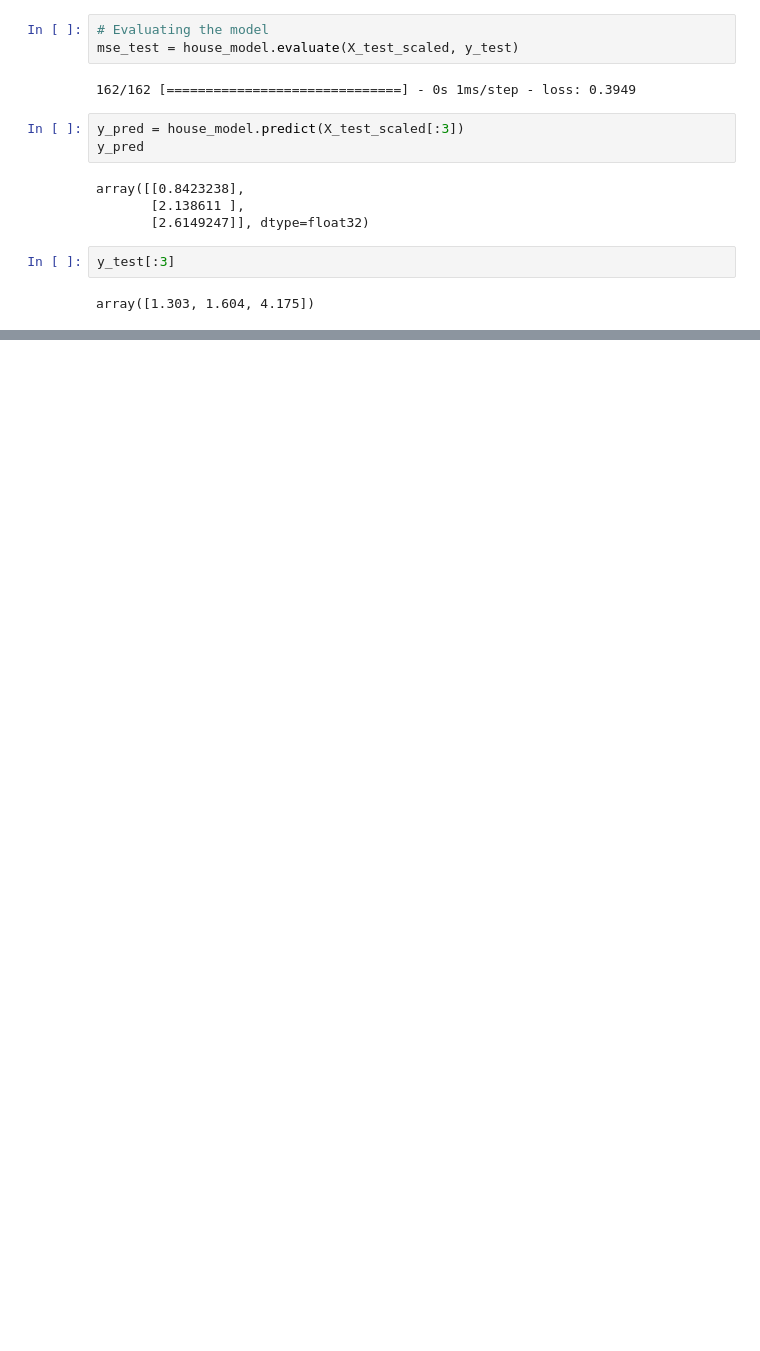
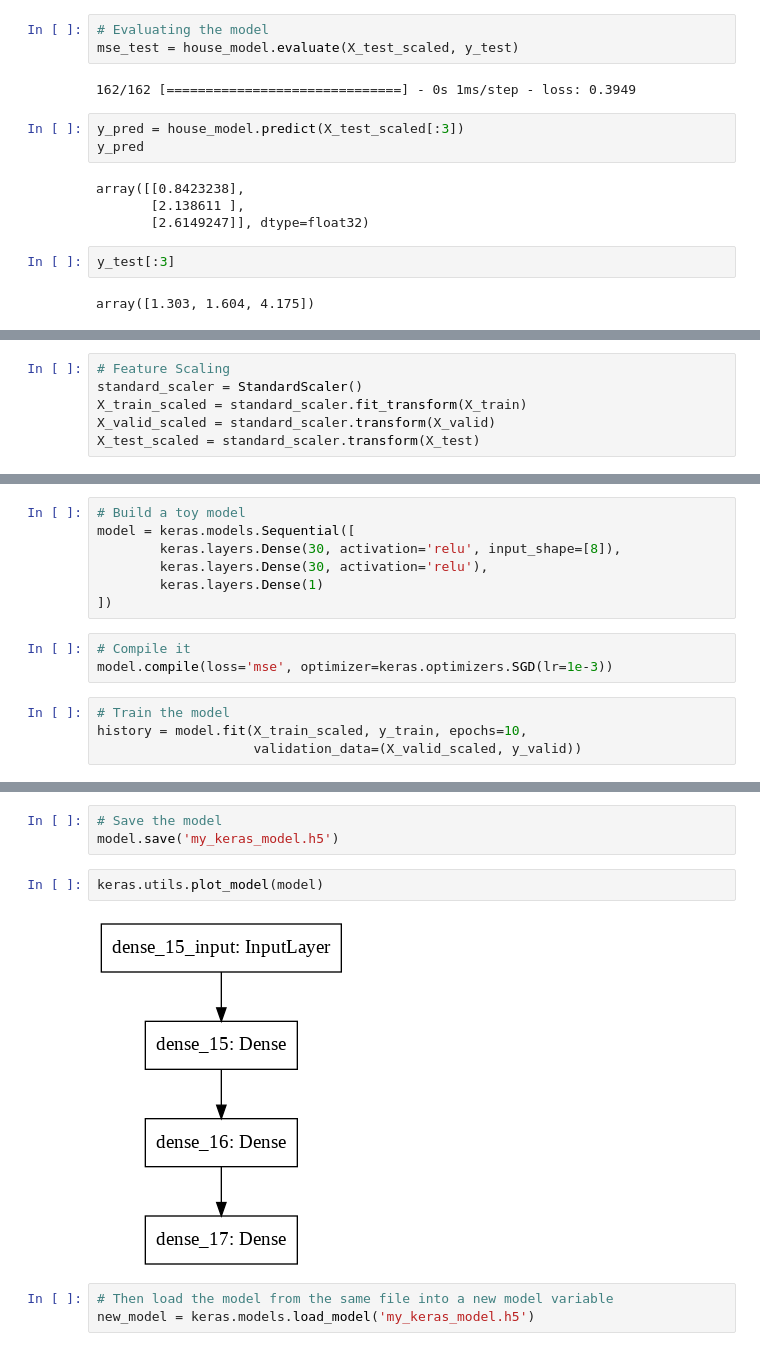
Before and after one commit to SMS-NED16/FYP-DL, a Jupyter notebook: ML-Hands-On/10_neural_nets_keras/Hands_on_ML_10_Examples.ipynb, the cells around one changed output, grey strips where cells are left out. Drawn from its saved outputs; the diff is of its cells as text; blank space fills up the shorter version.

```diff
--- a/ML-Hands-On/10_neural_nets_keras/Hands_on_ML_10_Examples.ipynb
+++ b/ML-Hands-On/10_neural_nets_keras/Hands_on_ML_10_Examples.ipynb
@@ -508,0 +531,6 @@ array([1.303, 1.604, 4.175])
+# %%
+# Feature Scaling
+standard_scaler = StandardScaler()
+X_train_scaled = standard_scaler.fit_transform(X_train)
+X_valid_scaled = standard_scaler.transform(X_valid)
+X_test_scaled = standard_scaler.transform(X_test)
@@ -508,0 +635,14 @@ array([1.303, 1.604, 4.175])
+# %%
+# Build a toy model
+model = keras.models.Sequential([
+        keras.layers.Dense(30, activation='relu', input_shape=[8]),
+        keras.layers.Dense(30, activation='relu'),
+        keras.layers.Dense(1)
+])
+# %%
+# Compile it
+model.compile(loss='mse', optimizer=keras.optimizers.SGD(lr=1e-3))
+# %%
+# Train the model
+history = model.fit(X_train_scaled, y_train, epochs=10,
+                    validation_data=(X_valid_scaled, y_valid))
@@ -508,0 +688,10 @@ array([1.303, 1.604, 4.175])
+# %%
+# Save the model
+model.save('my_keras_model.h5')
+# %%
+keras.utils.plot_model(model)
+# %% [output]
+[figure, added]
+# %%
+# Then load the model from the same file into a new model variable
+new_model = keras.models.load_model('my_keras_model.h5')
```
Also changed, not shown: parts of 48 cells of this notebook.
